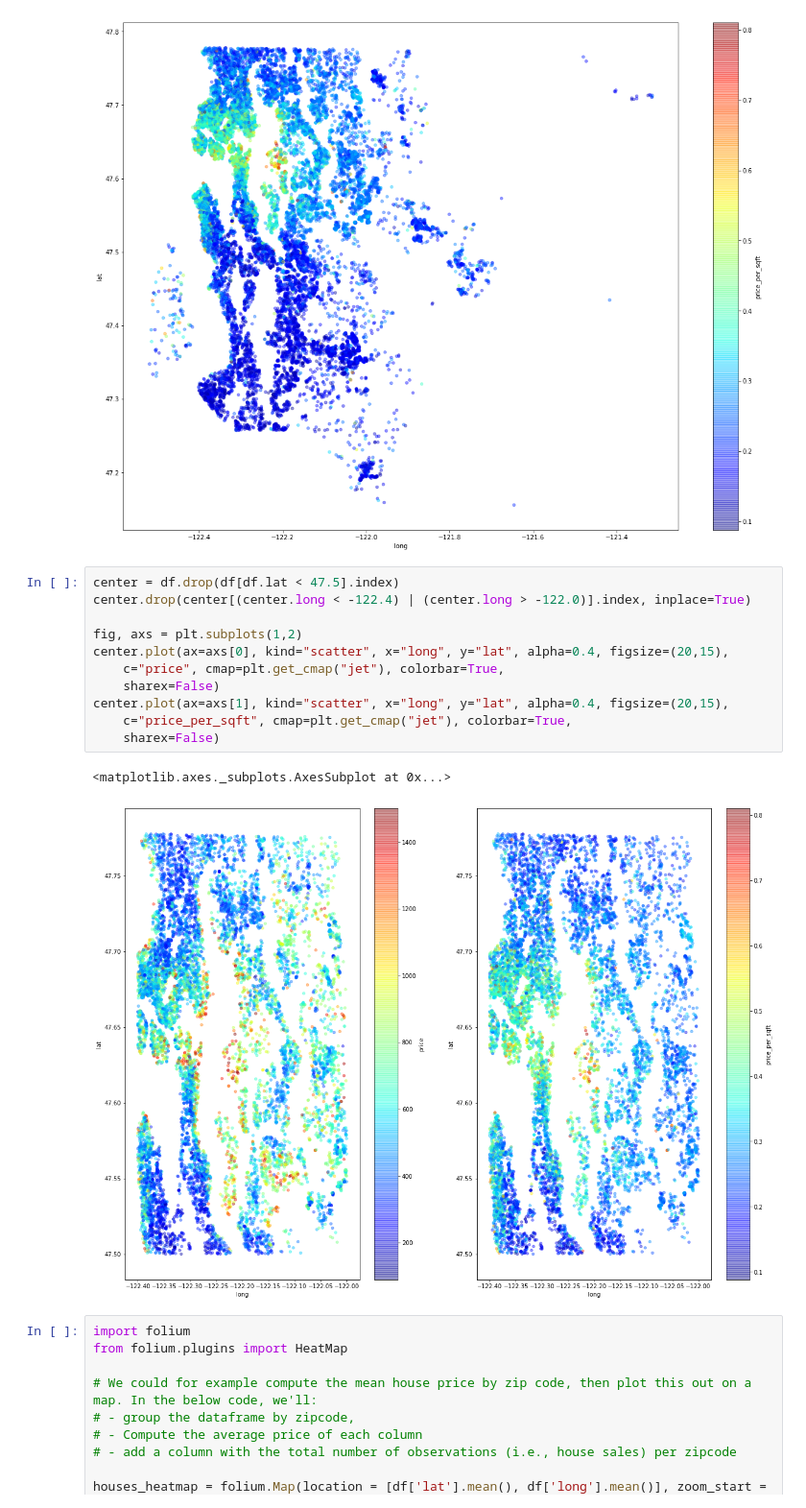
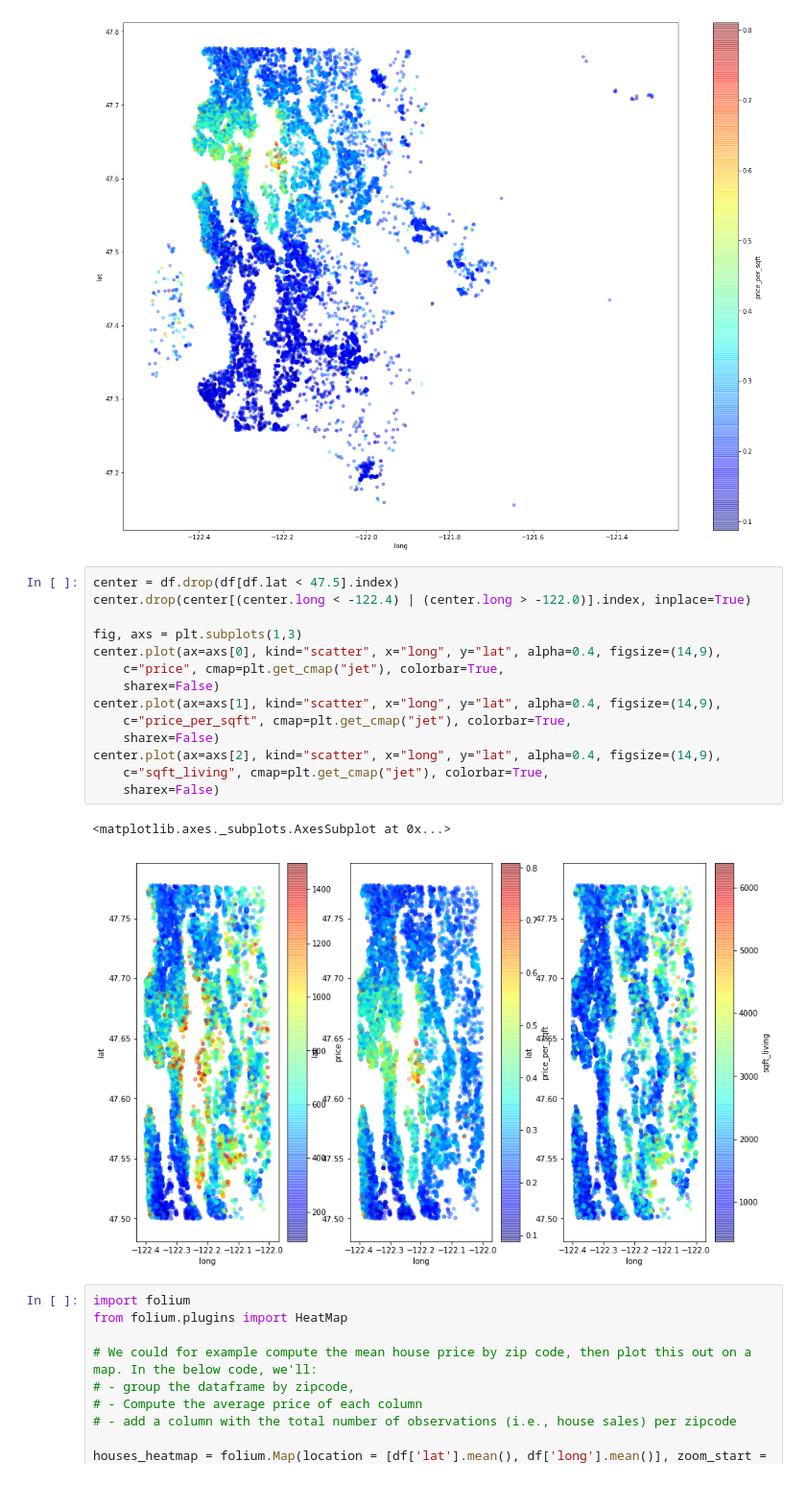
Before and after one commit to mwacc/dataplay, a Jupyter notebook: Seattle exploration.ipynb, the cells around one changed output. Shown at 96% size. Cells and saved outputs as stored; diff of their text form.

Commit message:
add city center map

```diff
--- a/Seattle exploration.ipynb
+++ b/Seattle exploration.ipynb
@@ -128,17 +128,20 @@ df.plot(kind="scatter", x="long", y="lat", alpha=0.4, figsize=(20,15),
 # %%
 center = df.drop(df[df.lat < 47.5].index)
 center.drop(center[(center.long < -122.4) | (center.long > -122.0)].index, inplace=True)
 
-fig, axs = plt.subplots(1,2)
-center.plot(ax=axs[0], kind="scatter", x="long", y="lat", alpha=0.4, figsize=(20,15),
+fig, axs = plt.subplots(1,3)
+center.plot(ax=axs[0], kind="scatter", x="long", y="lat", alpha=0.4, figsize=(14,9),
     c="price", cmap=plt.get_cmap("jet"), colorbar=True,
     sharex=False)
-center.plot(ax=axs[1], kind="scatter", x="long", y="lat", alpha=0.4, figsize=(20,15),
+center.plot(ax=axs[1], kind="scatter", x="long", y="lat", alpha=0.4, figsize=(14,9),
     c="price_per_sqft", cmap=plt.get_cmap("jet"), colorbar=True,
     sharex=False)
+center.plot(ax=axs[2], kind="scatter", x="long", y="lat", alpha=0.4, figsize=(14,9),
+    c="sqft_living", cmap=plt.get_cmap("jet"), colorbar=True,
+    sharex=False)
 # %% [output]
 <matplotlib.axes._subplots.AxesSubplot at 0x...>
-[figure, old version]
+[figure, new version]
 # %%
 import folium
 from folium.plugins import HeatMap
```
